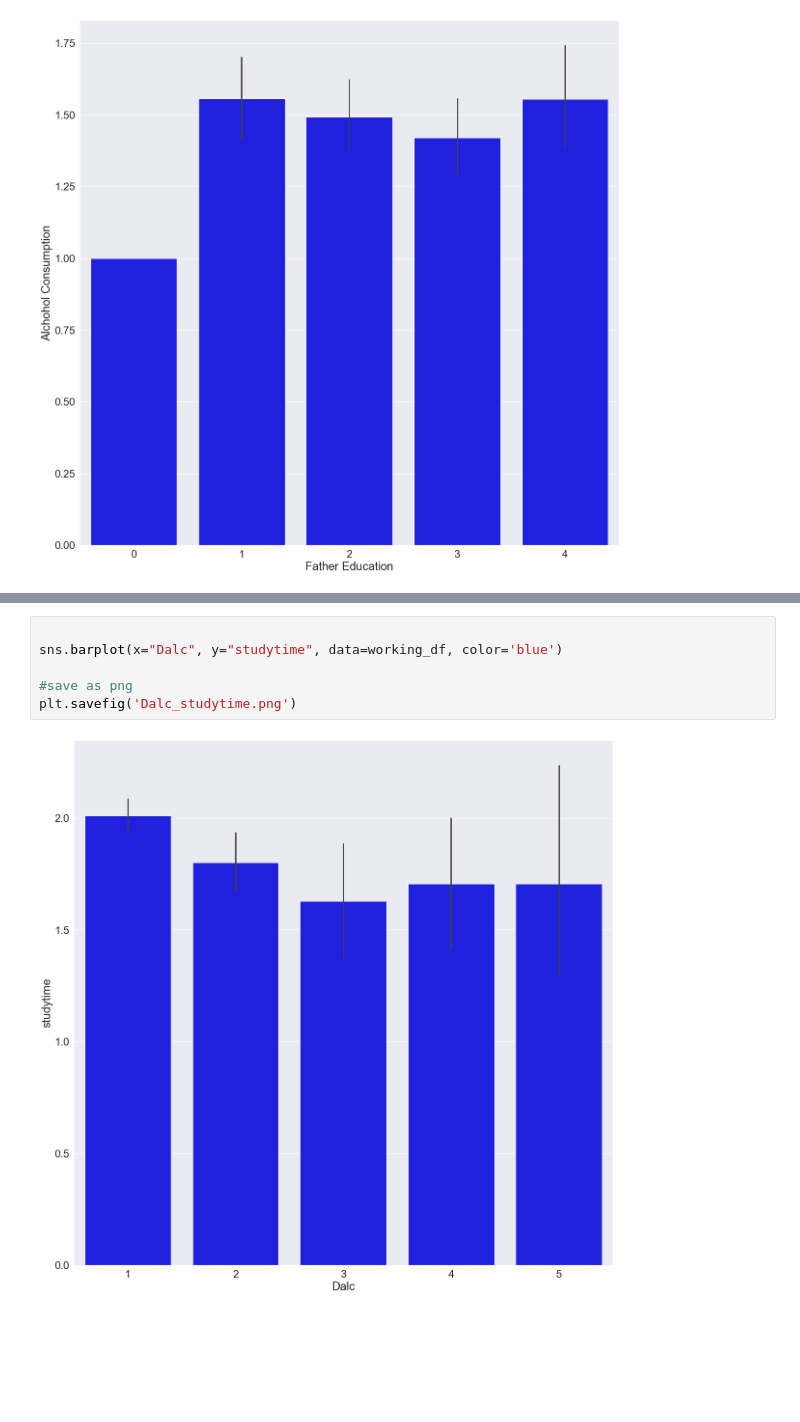
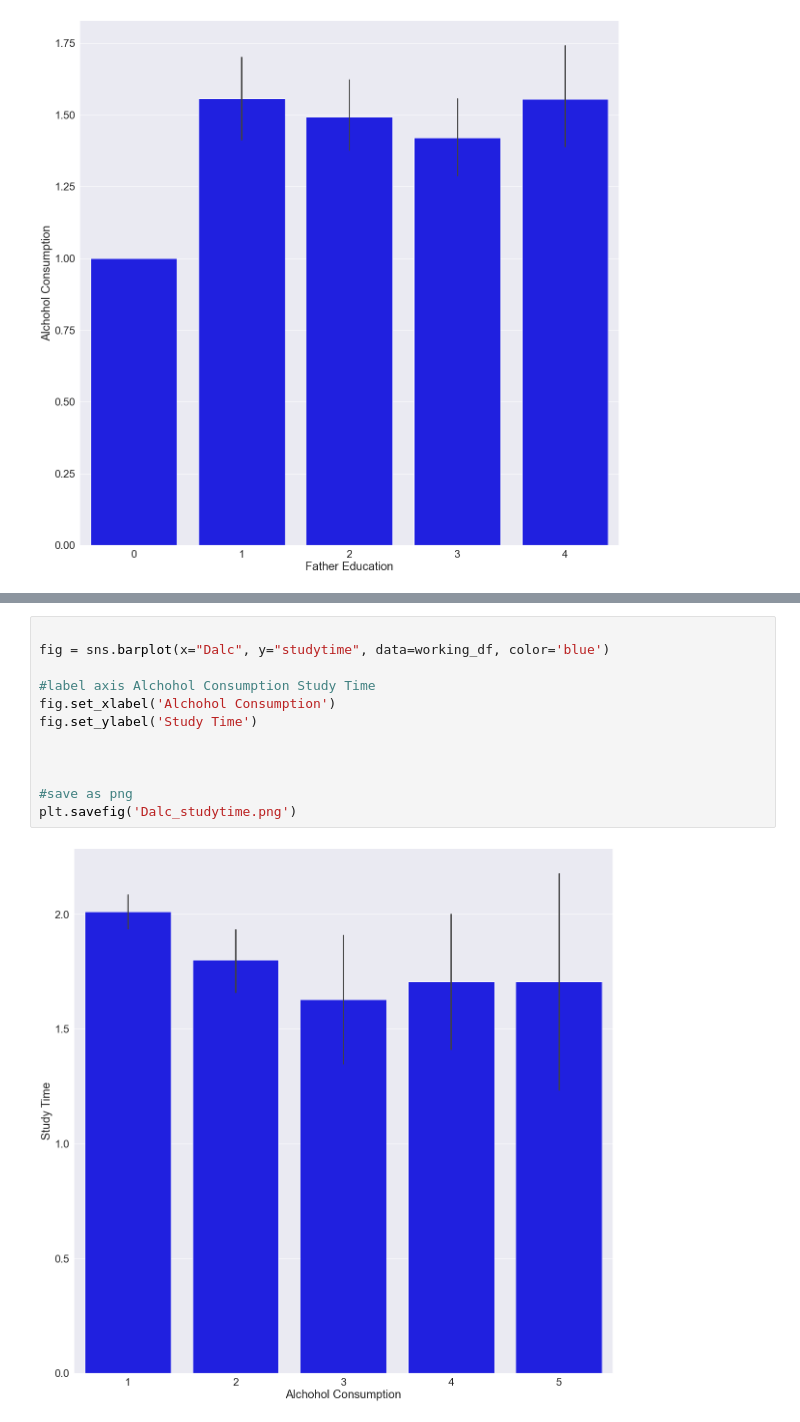
Before and after one commit to GabrielSolomonHolland/data-science-final, a Jupyter notebook: data-science-final.ipynb, the cells around one changed output, grey strips where cells are left out. Cells and saved outputs as stored; diff of their text form; blank space fills up the shorter version.

Commit message:
update axis labels for charts

```diff
--- a/data-science-final.ipynb
+++ b/data-science-final.ipynb
@@ -643,10 +657,16 @@ plt.savefig('fathEduVsAlch_barplot.png')
 # %%
 
-sns.barplot(x="Dalc", y="studytime", data=working_df, color='blue')
+fig = sns.barplot(x="Dalc", y="studytime", data=working_df, color='blue')
+
+#label axis Alchohol Consumption Study Time
+fig.set_xlabel('Alchohol Consumption')
+fig.set_ylabel('Study Time')
+
+
 
 #save as png
 plt.savefig('Dalc_studytime.png')
 # %% [output]
-[figure, old version]
+[figure, new version]
 # %%
 
```
Also changed, not shown: parts of 4 cells of this notebook, 6 other files.
